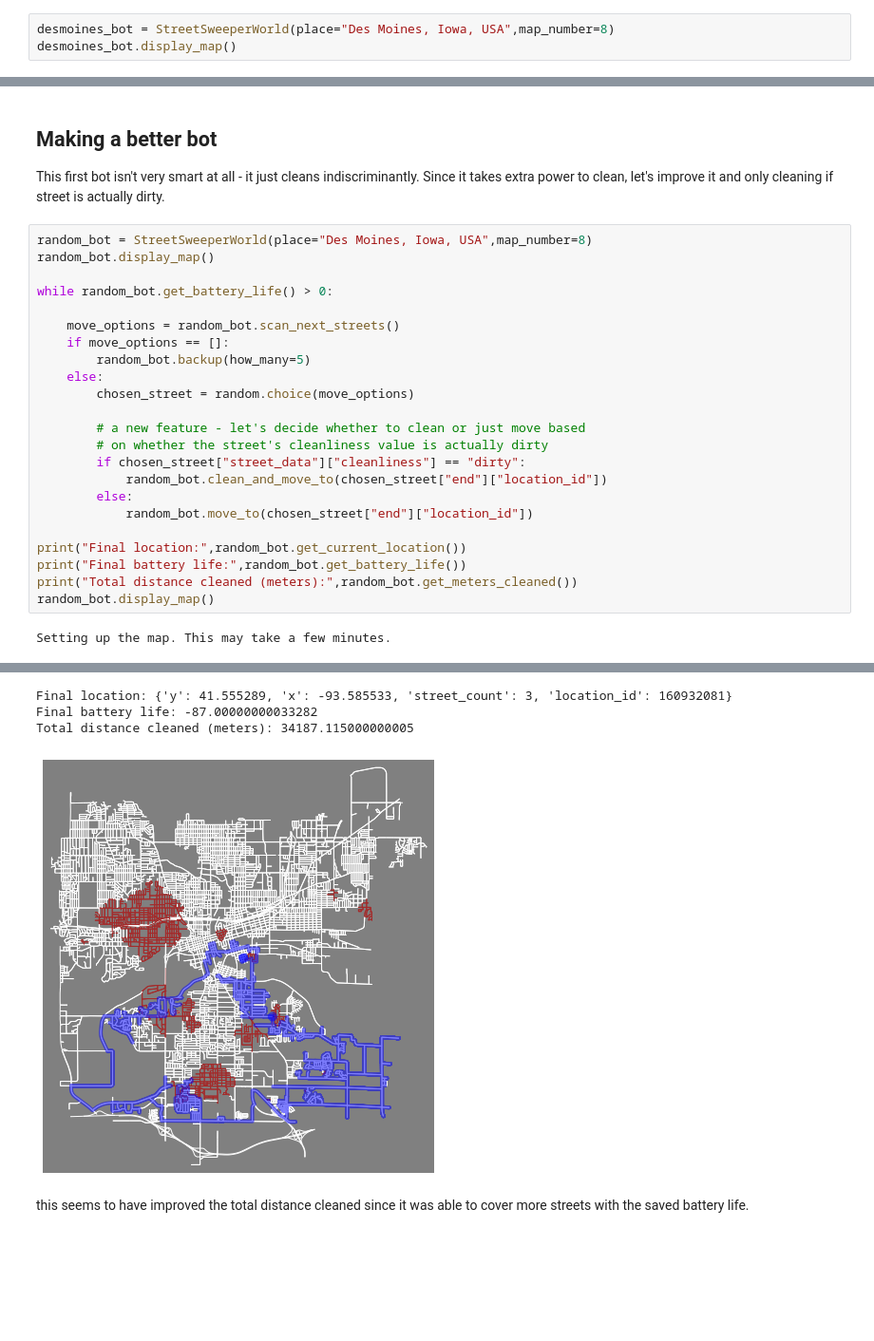
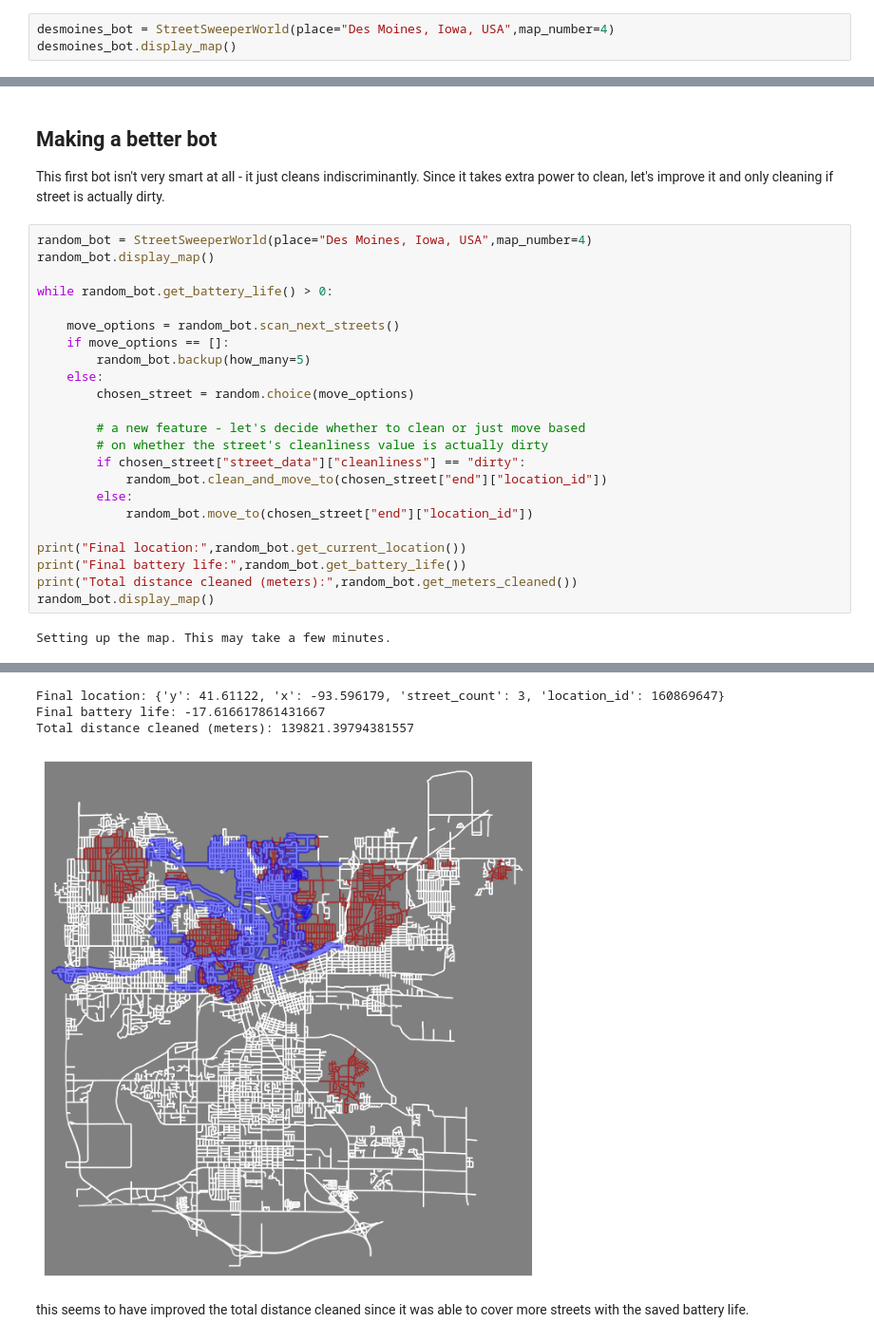
Before and after one commit to ericmanley/ai_map_environments, a Jupyter notebook: notebooks/street_sweeper_demo.ipynb, the cells around one changed output, grey strips where cells are left out. Shown at 95% size. Drawn from its saved outputs; the diff is of its cells as text; blank space fills up the shorter version.

```diff
--- a/notebooks/street_sweeper_demo.ipynb
+++ b/notebooks/street_sweeper_demo.ipynb
@@ -49,7 +49,7 @@ The white lines represent **clean streets**, and the red lines represnt **dirty
 
 By default, the dirty regions will be randomly generated. If you want to use the same map more than once (so you can try different ideas on the same map), then specify a `map_number`, which will seed the random number generator so it always generates the map in the same way.
 # %%
-desmoines_bot = StreetSweeperWorld(place="Des Moines, Iowa, USA",map_number=8)
+desmoines_bot = StreetSweeperWorld(place="Des Moines, Iowa, USA",map_number=4)
 desmoines_bot.display_map()
 # %% [output]
 Setting up the map. This may take a few minutes.
@@ -263,7 +263,7 @@ Total distance cleaned (meters): 29190.260999999988
 
 This first bot isn't very smart at all - it just cleans indiscriminantly. Since it takes extra power to clean, let's improve it and only cleaning if street is actually dirty.
 # %%
-random_bot = StreetSweeperWorld(place="Des Moines, Iowa, USA",map_number=8)
+random_bot = StreetSweeperWorld(place="Des Moines, Iowa, USA",map_number=4)
 random_bot.display_map()
 
 while random_bot.get_battery_life() > 0:
@@ -291,7 +291,7 @@ Setting up the map. This may take a few minutes.
-Final location: {'y': 41.555289, 'x': -93.585533, 'street_count': 3, 'location_id': 160932081}
-Final battery life: -87.00000000033282
-Total distance cleaned (meters): 34187.115000000005
+Final location: {'y': 41.61122, 'x': -93.596179, 'street_count': 3, 'location_id': 160869647}
+Final battery life: -17.616617861431667
+Total distance cleaned (meters): 139821.39794381557
-[figure, old version]
+[figure, new version]
 # %% [markdown]
 this seems to have improved the total distance cleaned since it was able to cover more streets with the saved battery life.
 # %% [markdown]
```
Also changed, not shown: parts of 16 cells of this notebook.
